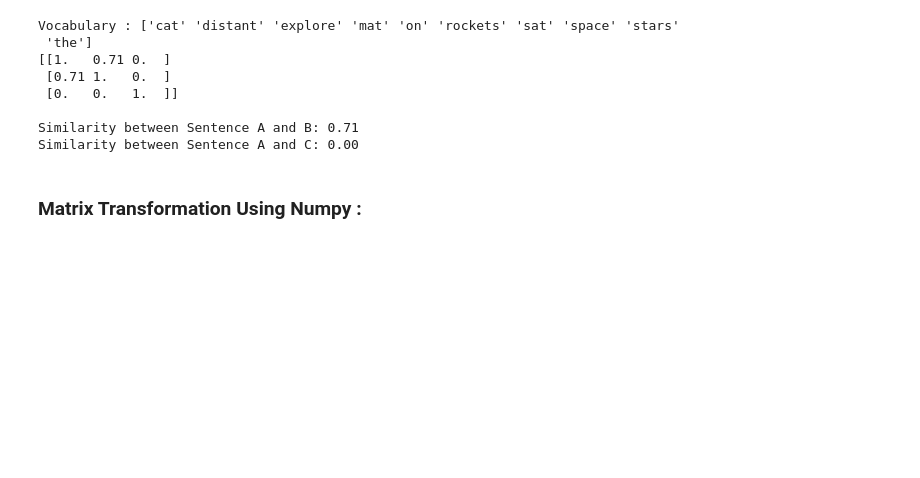
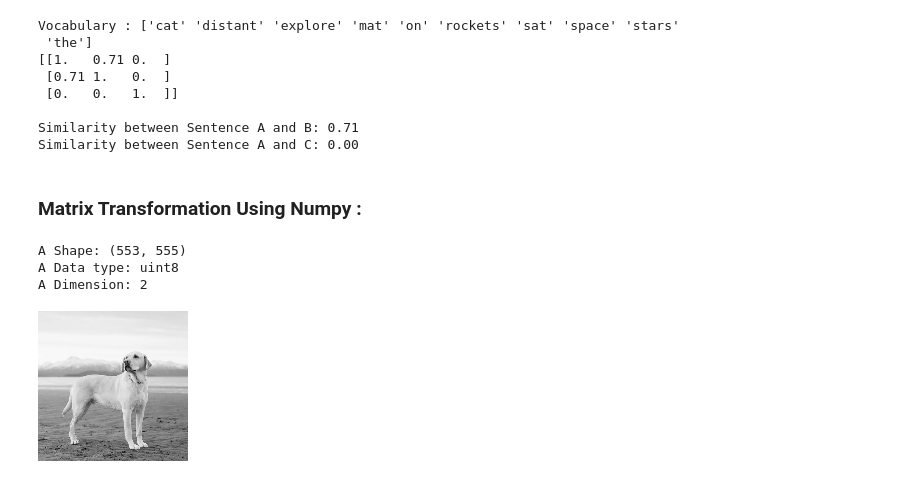
Before and after one commit to Sushil-Kumar-Sahoo/building-in-public, a Jupyter notebook: math_code/linear_algebra/chatpter2.ipynb, the cells around one changed output. Drawn from its saved outputs; the diff is of its cells as text; code cells hidden in the pictures; blank space fills up the shorter version.

Commit message:
linear algebra : matrix operations done

```diff
--- a/math_code/linear_algebra/chatpter2.ipynb
+++ b/math_code/linear_algebra/chatpter2.ipynb
@@ -83,4 +97,28 @@ Similarity between Sentence A and B: 0.71
 Similarity between Sentence A and C: 0.00
 # %% [markdown]
 ### Matrix Transformation Using Numpy :
+# %%
+url = "https://encrypted-tbn0.gstatic.com/images?q=tbn:ANd9GcS_sH47dHBeNkmS6X97RaxgKrE_NzX4RHAZRkwvYggbcqyIi6WAqnLWngqK&s=10"
+# 1. Download the image data from the URL
+response = requests.get(url)
+# 2. Wrap the binary data in BytesIO and open it with Pillow
+img = Image.open(BytesIO(response.content)).convert("L")
+# 3. Convert to Numpy array
+
+A = np.array(img)
+print("A Shape:", A.shape)
+print("A Data type:", A.dtype)
+print("A Dimension:", A.ndim)
+
+def show_matrix(matrix_x):
+    img = Image.fromarray(matrix_x, mode="L")
+    img = img.resize((150,150), Image.Resampling.NEAREST)
+    display(img)
+
+show_matrix(A)
+# %% [output]
+A Shape: (553, 555)
+A Data type: uint8
+A Dimension: 2
+[figure, added]
 # %%
```
Also changed, not shown: parts of 14 cells of this notebook, 7 other files.
